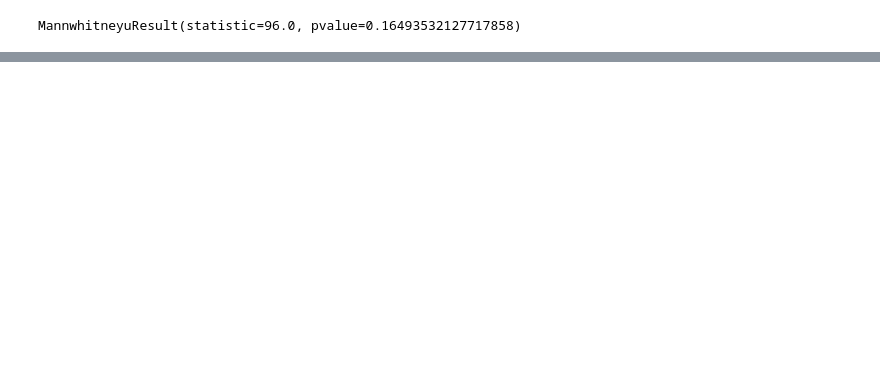
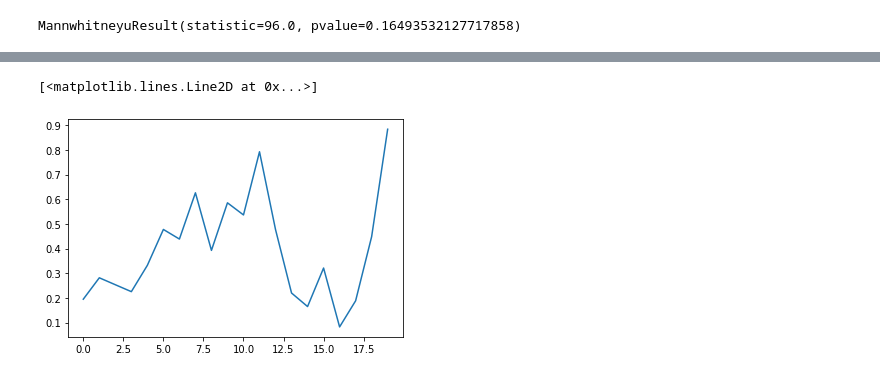
Before and after one commit to grosed/seqstats, a Jupyter notebook: notebooks/mann-whitney.ipynb, the cells around one changed output, grey strips where cells are left out. Cells and saved outputs as stored; diff of their text form; code cells hidden in the pictures; blank space fills up the shorter version.

```diff
--- a/notebooks/mann-whitney.ipynb
+++ b/notebooks/mann-whitney.ipynb
@@ -192,0 +238,3 @@ MannwhitneyuResult(statistic=96.0, pvalue=0.16493532127717858)
+# %%
+seed(0)
+X = list(poisson(1,100)) # + list(poisson(5,1))
@@ -192,0 +246,16 @@ MannwhitneyuResult(statistic=96.0, pvalue=0.16493532127717858)
+# %%
+S = seq_mann_whitney_U()
+for x in X :
+    S.add_x(x)
+# %%
+P = list()
+# %%
+for y in reversed(X[-20:]) :
+    S.add_y(y)
+    P.append(S.asymptotic_p())
+P = [p for p in reversed(P)]
+# %%
+plt.plot(P)
+# %% [output]
+[<matplotlib.lines.Line2D at 0x...>]
+[figure, added]
```
Also changed, not shown: parts of 88 cells of this notebook, 1 other file.
